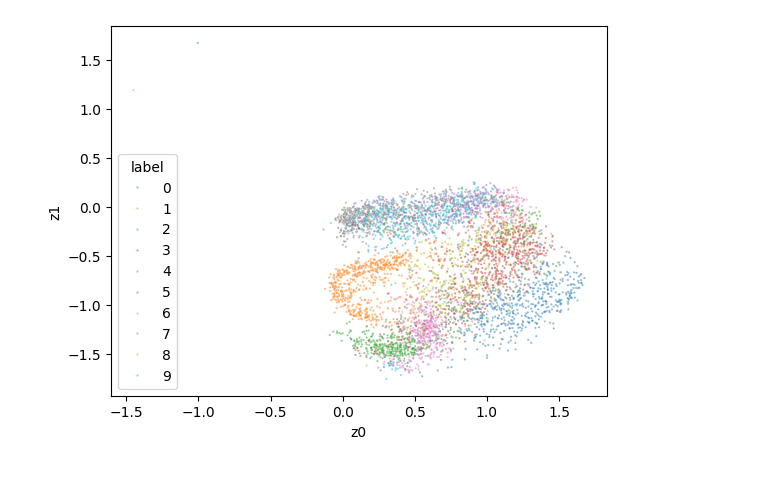
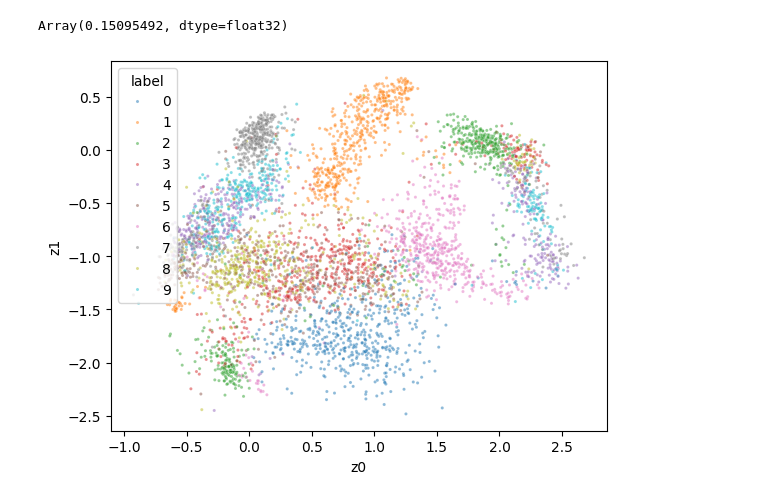
Before and after one commit to brendancooley/numpyro, a Jupyter notebook: notebooks/source/hsgp_lvm.ipynb, the cells around one changed output. Drawn from its saved outputs; the diff is of its cells as text; code cells hidden in the pictures.

```diff
--- a/notebooks/source/hsgp_lvm.ipynb
+++ b/notebooks/source/hsgp_lvm.ipynb
@@ -76,13 +84,14 @@ class HSGPLVM:
     def tree_unflatten(cls, aux_data, children):
         return cls(*children, **aux_data)
 # %%
+from jax import random
 from optax import linear_onecycle_schedule
 
 from numpyro.infer.autoguide import AutoNormal
 from numpyro.infer.elbo import Trace_ELBO
 from numpyro.infer.svi import SVI
 from numpyro.optim import Adam
-from jax import random
+
 
 def fit_svi(
     seed: int,
@@ -91,11 +100,17 @@ def fit_svi(
     num_steps: int = 1000,
     peak_lr: float = 0.01,
     progress_bar: bool = True,
+    use_scheduler: bool = False,
     **model_kwargs,
 ):
-    lr_scheduler = linear_onecycle_schedule(num_steps, peak_lr)
-    svi = SVI(model, guide, Adam(lr_scheduler), Trace_ELBO())
-    return svi.run(random.PRNGKey(seed), num_steps, progress_bar=progress_bar, **model_kwargs)
+    if use_scheduler:
+        lr = linear_onecycle_schedule(num_steps, peak_lr)
+    else:
+        lr = peak_lr
+    svi = SVI(model, guide, Adam(lr), Trace_ELBO())
+    return svi.run(
+        random.PRNGKey(seed), num_steps, progress_bar=progress_bar, **model_kwargs
+    )
 # %%
 from numpyro.infer.initialization import init_to_median
 
@@ -109,5 +140,11 @@ svi_res = fit_svi(seed=0, model=m.model, guide=guide, X=X_tr)
 # %%
 from numpyro.infer import Predictive
 
-post = Predictive(model=guide, params=svi_res.params, num_samples=1000)(random.PRNGKey(1))
+post = Predictive(model=guide, params=svi_res.params, num_samples=1000)(
+    random.PRNGKey(1)
+)
+# %%
+post["length"].mean(axis=0).min()
+# %% [output]
+Array(0.15095492, dtype=float32)
 # %%
@@ -115,27 +152,31 @@ Z_post = post['Z'].mean(axis=0)
 # %%
 import pandas as pd
-df = pd.DataFrame({
-    'z0': Z_post[:, 0],
-    'z1': Z_post[:, 1],
-    'label': y_tr
-})
-df["label"] = df["label"].astype('category')
+
+df = pd.DataFrame({"z0": Z_post[:, 0], "z1": Z_post[:, 1], "label": y_tr})
+df["label"] = df["label"].astype("category")
 # %%
+from matplotlib import pyplot as plt
 import seaborn as sns
-from matplotlib import pyplot as plt
 
 n = 5_000
 df_plot = df.sample(n)
-sns.scatterplot(x=df_plot['z0'], y=df_plot['z1'], hue=df_plot['label'], palette='tab10', alpha=.5, s=2.5)
+sns.scatterplot(
+    x=df_plot["z0"],
+    y=df_plot["z1"],
+    hue=df_plot["label"],
+    palette="tab10",
+    alpha=0.5,
+    s=5,
+)
 # n = 1000
 # c = y_tr
 # x = Z_post[:, 0]
 # y = Z_post[:, 1]
 # plt.scatter(x[0:n], y[0:n], c=c[0:n], cmap='tab10')
 # plt.legend([str(x) for x in jnp.unique(y_tr)])
 plt.show()
 # %% [output]
-[figure, old version]
+[figure, new version]
 # %%
 df_plot["label"].unique()
 # %% [output]
```
Also changed, not shown: parts of 5 cells of this notebook.
